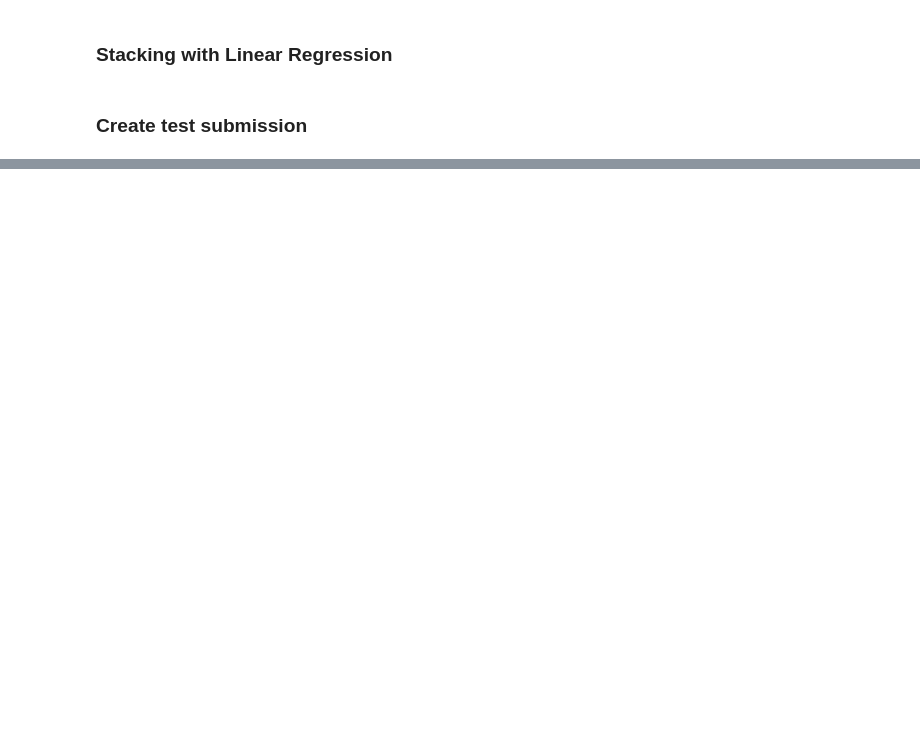
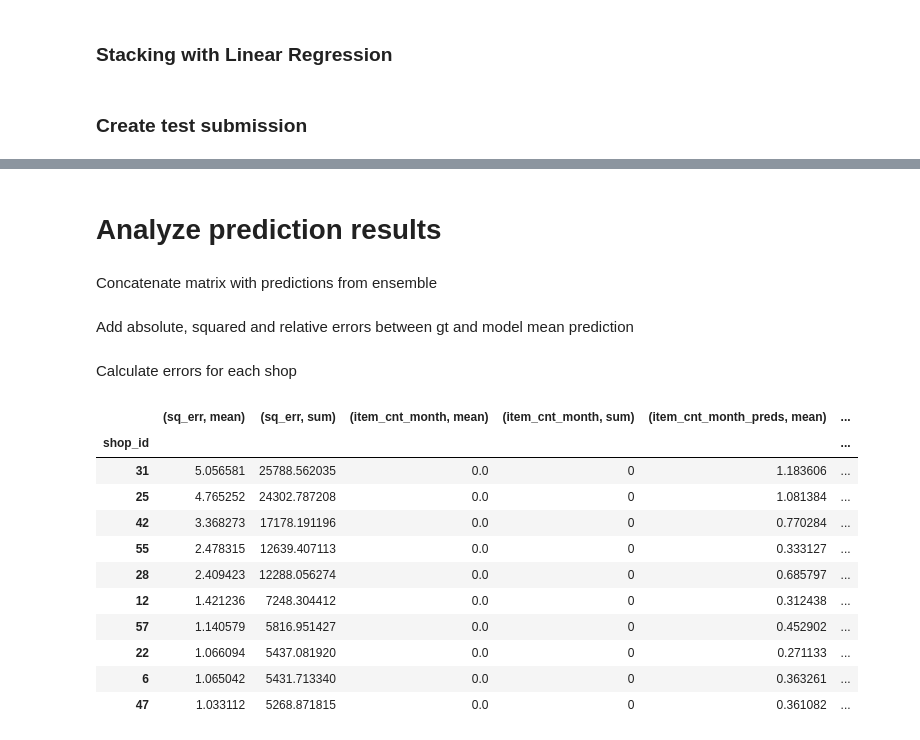
Before and after one commit to beatwad/predict_future_sales, a Jupyter notebook: top-1-predict-future-sales-features-lightgbm_old.ipynb, the cells around one changed output, grey strips where cells are left out. Cells and saved outputs as stored; diff of their text form; code cells hidden in the pictures; blank space fills up the shorter version.

```diff
--- a/top-1-predict-future-sales-features-lightgbm_old.ipynb
+++ b/top-1-predict-future-sales-features-lightgbm_old.ipynb
@@ -1752,0 +1862,66 @@ submission.head(10)
+# %% [markdown]
+# Analyze prediction results
+# %%
+import gc
+import pandas as pd
+import numpy as np
+from lightgbm import LGBMRegressor
+from tqdm.notebook import tqdm as tqdm_notebook
+from sklearn.metrics import mean_squared_error
+
+shops = pd.read_csv("shops.csv")
+items = pd.read_csv("items.csv.zip")
+item_categories = pd.read_csv("item_categories.csv")
+test = pd.read_csv("test.csv.zip")
+
+matrix = pd.read_pickle("checkpoint_final.pkl")
+# Downcast the float columns to reduce RAM usage
+floatcols = [c for c in matrix.columns if matrix[c].dtype == "float32"]
+matrix[floatcols] = matrix[floatcols].astype("float16")
+matrix['item_cnt_month'] = matrix['item_cnt_month'].clip(0,20)
+keep_from_month = 28
+test_month = 34
+
+
+matrix = matrix.loc[(matrix.date_block_num >= keep_from_month), :]
+
+
+X_train = pd.read_pickle('LGBM_X_train_level2.pkl')
+X_train = X_train.iloc[:, [i for i in range(5, 10)]]
+X_test = pd.read_pickle('LGBM_X_test_level2.pkl')
+X_test = X_test.iloc[:, [i for i in range(5, 10)]]
+# %% [markdown]
+Concatenate matrix with predictions from ensemble
+# %%
+X = pd.concat([X_train, X_test], axis=0)
+matrix = matrix.reset_index(drop=True)
+matrix = pd.concat([matrix, X.reset_index(drop=True)], axis=1)
+# %% [markdown]
+Add absolute, squared and relative errors between gt and model mean prediction
+# %%
+matrix['item_cnt_month_preds'] = matrix[[c for c in matrix.columns if c.startswith('lgbr')]].mean(axis=1)
+matrix['err'] = matrix.item_cnt_month_preds - matrix.item_cnt_month
+matrix['abs_err'] = np.abs(matrix.item_cnt_month_preds - matrix.item_cnt_month)
+matrix['sq_err'] = (matrix.item_cnt_month_preds - matrix.item_cnt_month)**2
+matrix['rel_err'] = (matrix.item_cnt_month + 1e-8)/(matrix.item_cnt_month_preds + 1e-8)
+# %% [markdown]
+Calculate errors for each shop
+# %%
+matrix_gr = matrix[matrix.date_block_num == 34].groupby('shop_id').agg({'sq_err': ['mean', 'sum'],
+                                                                       'item_cnt_month': ['mean', 'sum'],
+                                                                       'item_cnt_month_preds': ['mean', 'sum']})
+matrix_gr = matrix_gr.join(shops['shop_name'], on='shop_id')
+matrix_gr.sort_values(('sq_err', 'mean'), ascending=False).head(10)
+# %% [output]
+|  | (sq_err, mean) | (sq_err, sum) | (item_cnt_month, mean) | (item_cnt_month, sum) | (item_cnt_month_preds, mean) | ... |
+| shop_id |  |  |  |  |  | ... |
+| 31 | 5.056581 | 25788.562035 | 0.0 | 0 | 1.183606 | ... |
+| 25 | 4.765252 | 24302.787208 | 0.0 | 0 | 1.081384 | ... |
+| 42 | 3.368273 | 17178.191196 | 0.0 | 0 | 0.770284 | ... |
+| 55 | 2.478315 | 12639.407113 | 0.0 | 0 | 0.333127 | ... |
+| 28 | 2.409423 | 12288.056274 | 0.0 | 0 | 0.685797 | ... |
+| 12 | 1.421236 | 7248.304412 | 0.0 | 0 | 0.312438 | ... |
+| 57 | 1.140579 | 5816.951427 | 0.0 | 0 | 0.452902 | ... |
+| 22 | 1.066094 | 5437.081920 | 0.0 | 0 | 0.271133 | ... |
+| 6 | 1.065042 | 5431.713340 | 0.0 | 0 | 0.363261 | ... |
+| 47 | 1.033112 | 5268.871815 | 0.0 | 0 | 0.361082 | ... |
```
Also changed, not shown: parts of 20 cells of this notebook, 3 other files.
